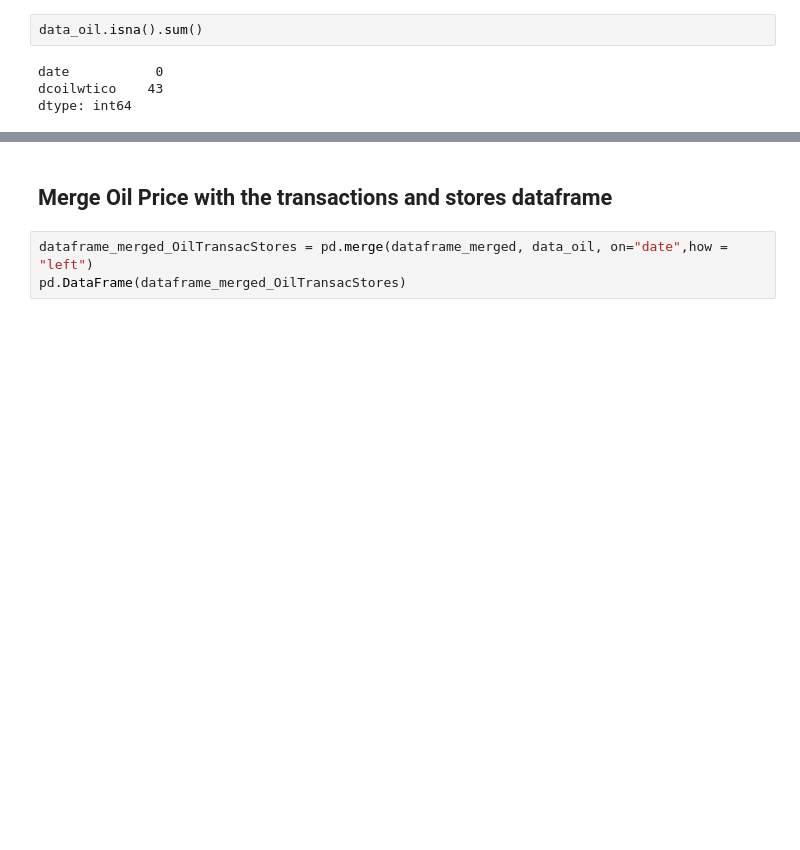
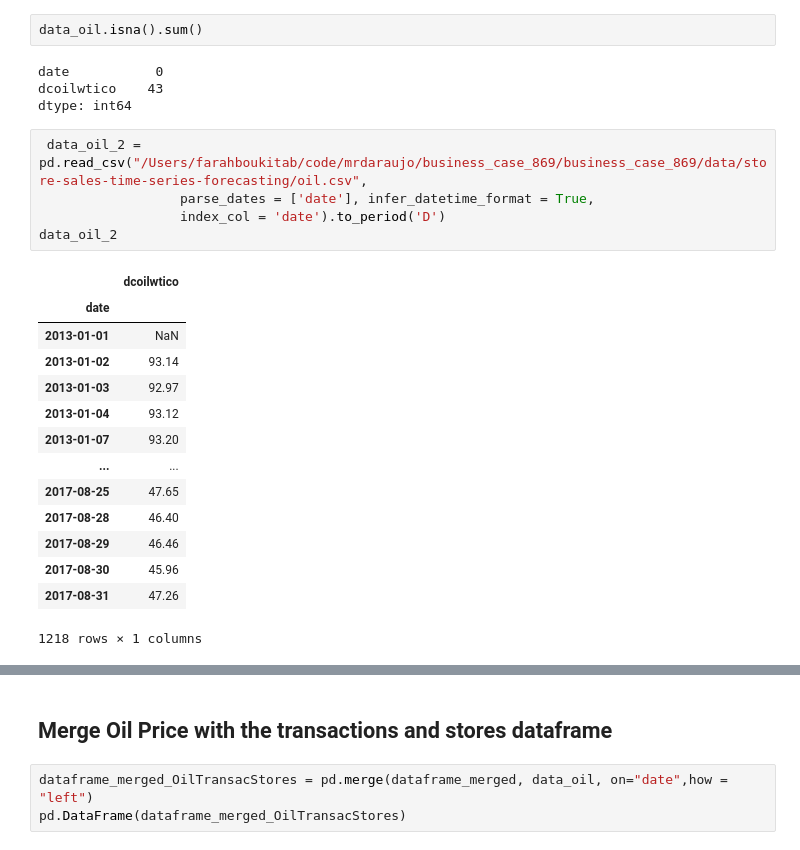
Before and after one commit to mrdaraujo/business_case_869, a Jupyter notebook: notebooks/farah_dataexploration .ipynb, the cells around one changed output, grey strips where cells are left out. Cells and saved outputs as stored; diff of their text form; blank space fills up the shorter version.

```diff
--- a/notebooks/farah_dataexploration .ipynb
+++ b/notebooks/farah_dataexploration .ipynb
@@ -167,3 +195,23 @@ data_oil.isna().sum()
 date           0
 dcoilwtico    43
 dtype: int64
+# %%
+ data_oil_2 = pd.read_csv("/Users/farahboukitab/code/mrdaraujo/business_case_869/business_case_869/data/store-sales-time-series-forecasting/oil.csv",
+                  parse_dates = ['date'], infer_datetime_format = True,
+                  index_col = 'date').to_period('D')
+data_oil_2
+# %% [output]
+|  | dcoilwtico |
+| date |  |
+| 2013-01-01 | NaN |
+| 2013-01-02 | 93.14 |
+| 2013-01-03 | 92.97 |
+| 2013-01-04 | 93.12 |
+| 2013-01-07 | 93.20 |
+| ... | ... |
+| 2017-08-25 | 47.65 |
+| 2017-08-28 | 46.40 |
+| 2017-08-29 | 46.46 |
+| 2017-08-30 | 45.96 |
+| 2017-08-31 | 47.26 |
+1218 rows × 1 columns
```
Also changed, not shown: parts of 10 cells of this notebook, 1 other file.
